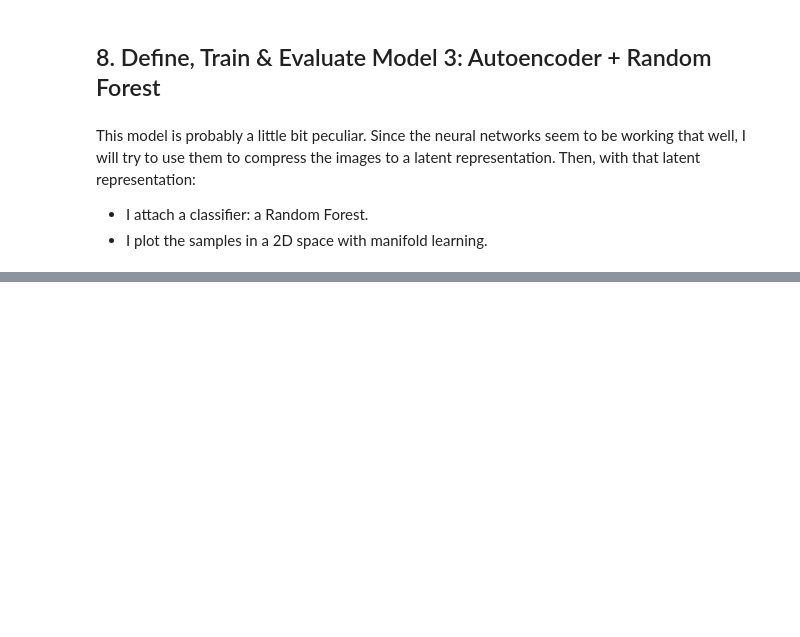
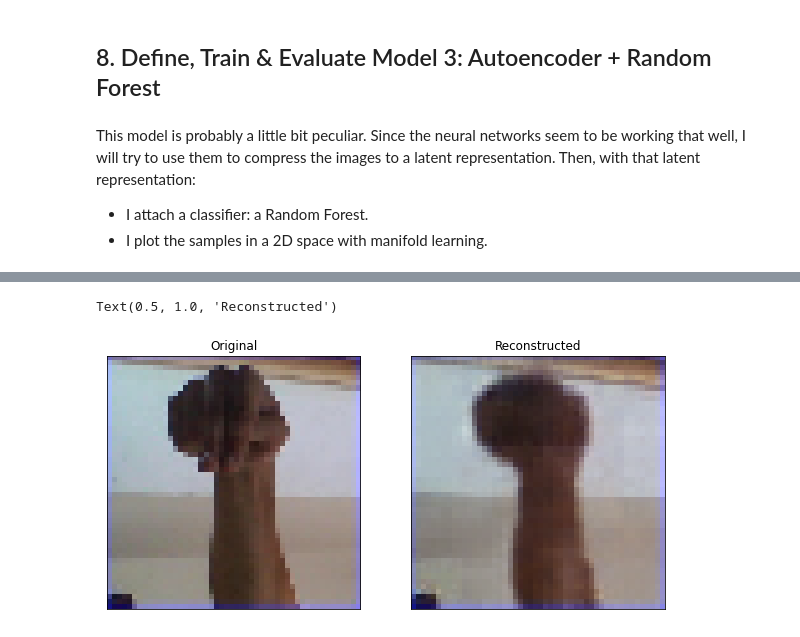
Before and after one commit to mxagar/asl_alphabet_image_classification, a Jupyter notebook: asl_alphabet.ipynb, the cells around one changed output, grey strips where cells are left out. Cells and saved outputs as stored; diff of their text form; code cells hidden in the pictures; blank space fills up the shorter version.

```diff
--- a/asl_alphabet.ipynb
+++ b/asl_alphabet.ipynb
@@ -586,0 +669,12 @@ print(x_test_enc_0)
+# %%
+x_org = x_test[2]
+x_test_rec = autoencoder.predict(np.expand_dims(x_org, axis=0))
+
+fig = plt.figure(figsize=(10,5))
+ax1 = fig.add_subplot(1, 2, 1, xticks=[], yticks=[])
+ax1.imshow(np.squeeze(x_org))
+ax1.set_title("Original")
+ax1 = fig.add_subplot(1, 2, 2, xticks=[], yticks=[])
+ax1.imshow(np.squeeze(x_test_rec[0]))
+ax1.set_title("Reconstructed")
+# %% [output]
@@ -587,3 +683,5 @@ print(x_test_enc_0)
+Text(0.5, 1.0, 'Reconstructed')
+[figure, added]
 # %%
 x_train_enc = encoder.predict(x_train)
 x_test_enc = encoder.predict(x_test)
```
Also changed, not shown: parts of 43 cells of this notebook.
